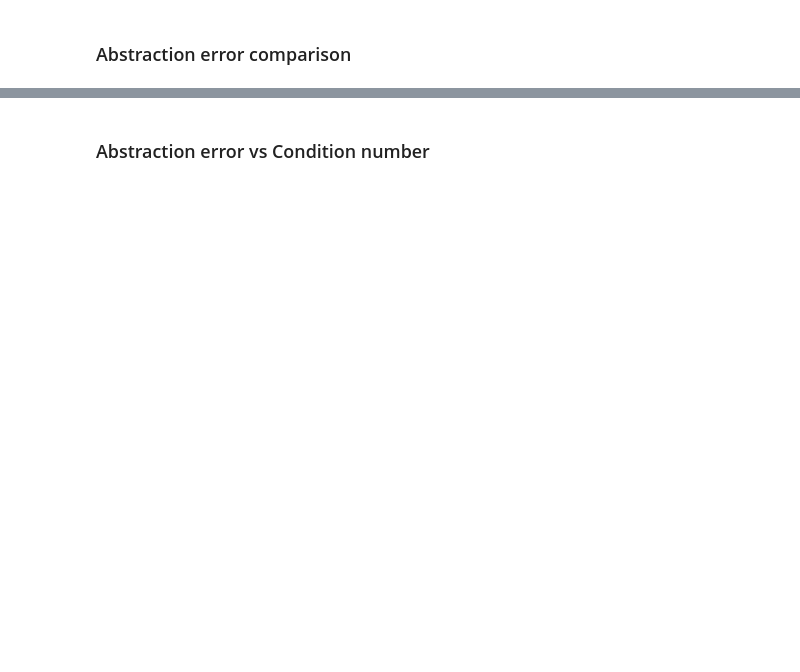
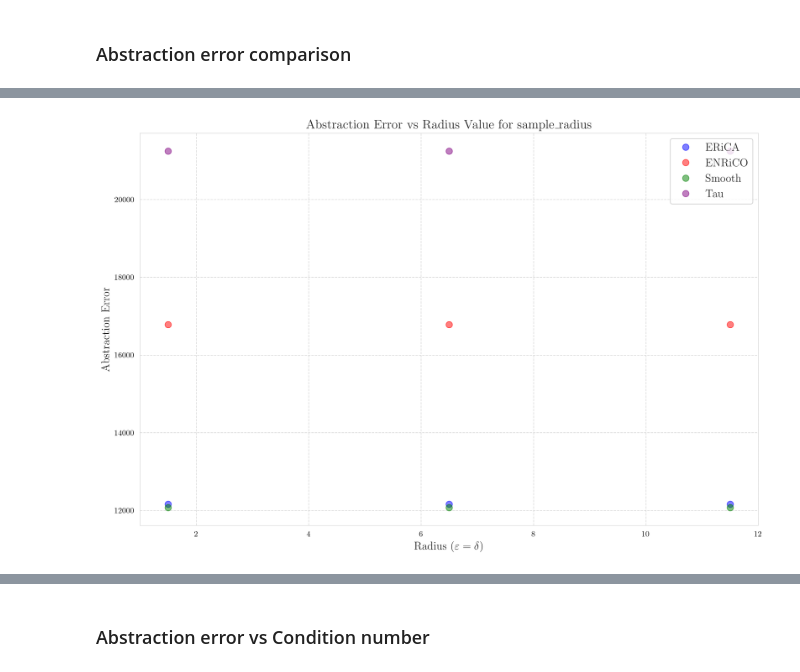
Before and after one commit to yfelekis/DiRoCA, a Jupyter notebook: empirical_optimisation.ipynb, the cells around one changed output, grey strips where cells are left out. Saved outputs shown, nothing was run; the diff lists cells and outputs as text; code cells hidden in the pictures; blank space fills up the shorter version.

```diff
--- a/empirical_optimisation.ipynb
+++ b/empirical_optimisation.ipynb
@@ -308,0 +388,83 @@ Average e(τ) for Tau: 2141.561 ± 0.000
+# %%
+for pert_type in pert_types:
+    pert_typeL = pert_type
+    pert_typeH = pert_type
+    # Define the grid of radii to test
+    radius_values = np.arange(1.5, 14.5, 5).tolist()
+
+    # Initialize dictionary to store results
+    method_results = {
+                        'ERiCA': {'T': T_erica, 'errors': np.zeros(len(radius_values)), 'stds': np.zeros(len(radius_values))},
+                        'ENRiCO': {'T': T_enrico, 'errors': np.zeros(len(radius_values)), 'stds': np.zeros(len(radius_values))},
+                        'Smooth': {'T': T_smooth, 'errors': np.zeros(len(radius_values)), 'stds': np.zeros(len(radius_values))},
+                        'Tau': {'T': Tau, 'errors': np.zeros(len(radius_values)), 'stds': np.zeros(len(radius_values))}
+                    }
+
+    # method_results = {
+    #     'ERiCA': {'T': T_erica, 'errors': np.zeros(len(radius_values)), 'stds': np.zeros(len(radius_values))}}
+
+    # Test each radius
+    for i, radius in enumerate(tqdm(radius_values)):
+        # Dictionary to store errors for current radius
+        current_errors = {method: [] for method in method_results.keys()}
+
+        for _ in range(num_iter):
+            # Generate noise once per iteration
+            pert_L = generate_pertubation(pert_typeL, 'L', experiment, rad=radius)
+            pert_H = generate_pertubation(pert_typeH, 'H', experiment, rad=radius)
+
+            for method_name, method_info in method_results.items():
+                total = 0
+                for iota in test_data.keys():
+
+                    base, abst = test_data[iota]
+
+                    if add_pertL:
+                        base = base + pert_L
+                    if add_pertH:
+                        abst = abst + pert_H
+
+                    base_norm = base / np.linalg.norm(base, 'fro')
+                    abst_norm = abst / np.linalg.norm(abst, 'fro')
+
+                    tau_base = base @ method_info['T'].T
+                    dist = evut.compute_empirical_distance(tau_base, abst, metric)
+
+                    total   += dist
+
+                iter_avg = total / len(Ill)
+                current_errors[method_name].append(iter_avg)
+
+        # Store mean and std for all methods
+        for method_name in method_results:
+            method_results[method_name]['errors'][i] = np.mean(current_errors[method_name])
+            method_results[method_name]['stds'][i] = np.std(current_errors[method_name])
+
+    # Create plot
+    plt.figure(figsize=(12, 8))
+
+    colors = {'ERiCA': 'blue', 'ENRiCO': 'red', 'Smooth': 'green', 'Tau': 'purple'}
+    for method_name, method_info in method_results.items():
+        plt.plot(radius_values, method_info['errors'], 'o',
+                color=colors[method_name],
+                label=method_name,
+                alpha=0.5,
+                markersize=8)
+
+    plt.xlabel(r'Radius ($\varepsilon=\delta$)')
+    plt.ylabel('Abstraction Error')
+    plt.title(f'Abstraction Error vs Radius Value for {pert_type}')
+    plt.legend()
+    plt.grid(True, linestyle='--', alpha=0.7)
+    plt.tight_layout()
+    plt.show()
+
+    # Print best radius for all methods
+    for method_name, method_info in method_results.items():
+        best_idx = np.argmin(method_info['errors'])
+        print(f"\nBest radius value for {method_name}:")
+        print(f"Radius (ε=δ): {radius_values[best_idx]}")
+        print(f"Mean error: {method_info['errors'][best_idx]:.4f} ± {method_info['stds'][best_idx]*1.96:.4f}")
+    print( )
+# %% [output]
+[figure, added]
```
Also changed, not shown: parts of 20 cells of this notebook, 37 other files.
